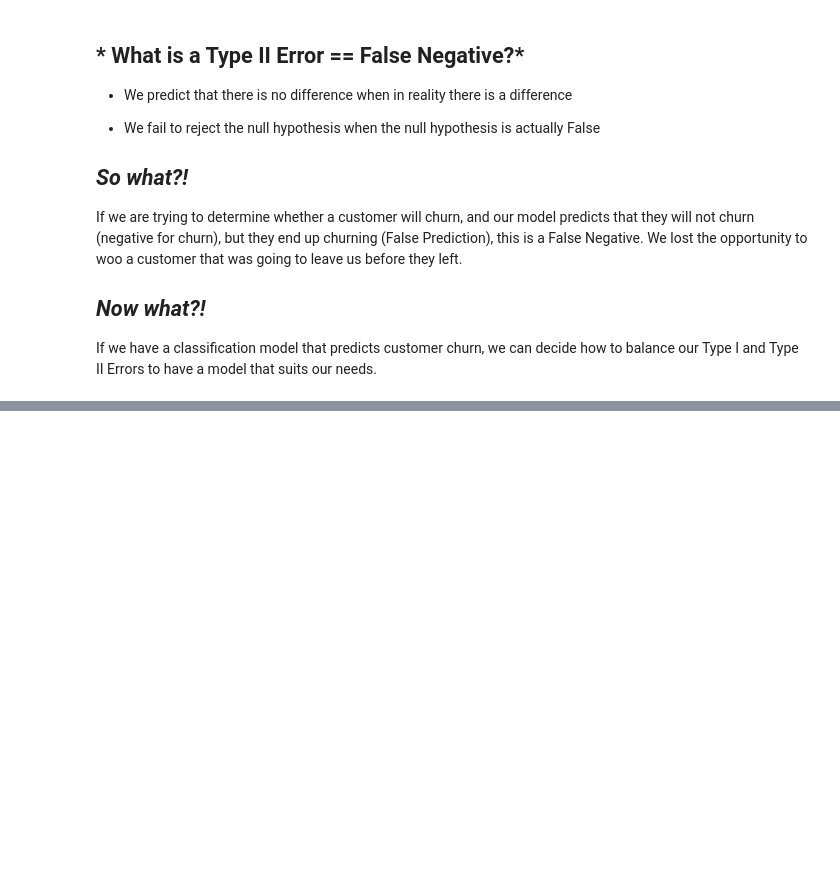
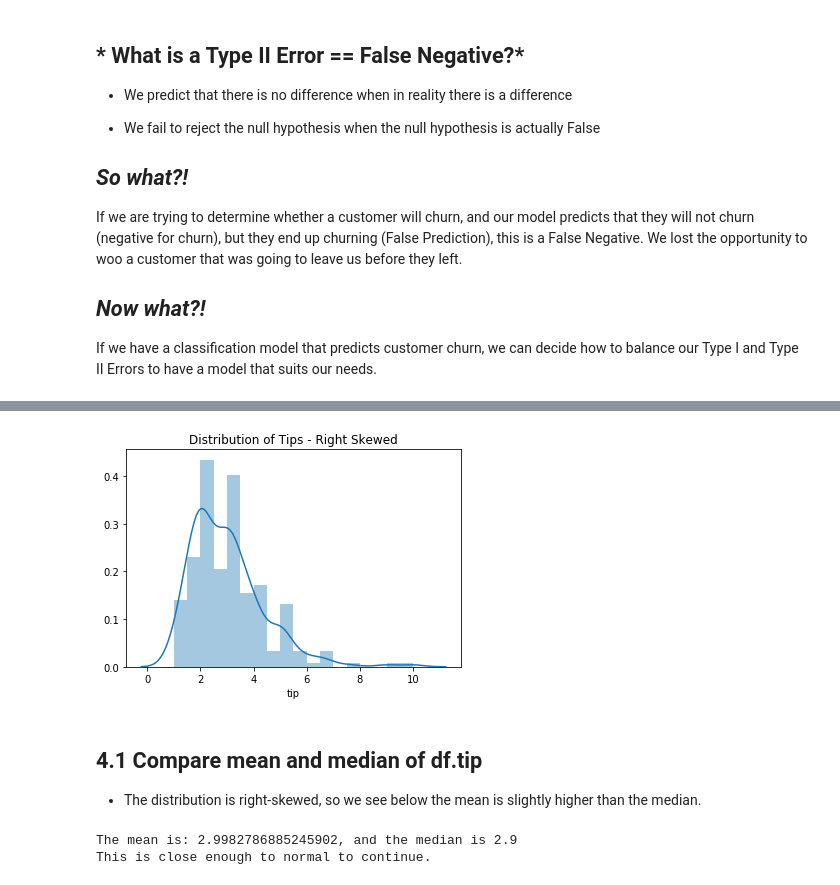
Before and after one commit to chasethompson/statistics_exercises, a Jupyter notebook: stats_review.ipynb, the cells around one changed output, grey strips where cells are left out. Drawn from its saved outputs; the diff is of its cells as text; code cells hidden in the pictures; blank space fills up the shorter version.

Commit message:
continued to add more data to the t-test section

```diff
--- a/stats_review.ipynb
+++ b/stats_review.ipynb
@@ -252,0 +278,2 @@ We can ask questions like:
+# %%
+df = data('tips')
@@ -252,0 +289,19 @@ We can ask questions like:
+# %%
+# T-Tests assume that the continuos variable is normally distributed,
+# so we need to do a quick check of this.
+
+sns.distplot(df.tip)
+plt.title('Distribution of Tips - Right Skewed')
+plt.show()
+# %% [output]
+[figure, added]
+# %% [markdown]
+## 4.1 Compare mean and median of df.tip
+
+- The distribution is right-skewed, so we see below the mean is slightly higher than the median.
+# %%
+print(f'The mean is: {df.tip.mean()}, and the median is {df.tip.median()}')
+print('This is close enough to normal to continue.')
+# %% [output]
+The mean is: 2.9982786885245902, and the median is 2.9
+This is close enough to normal to continue.
```
Also changed, not shown: parts of 21 cells of this notebook.
